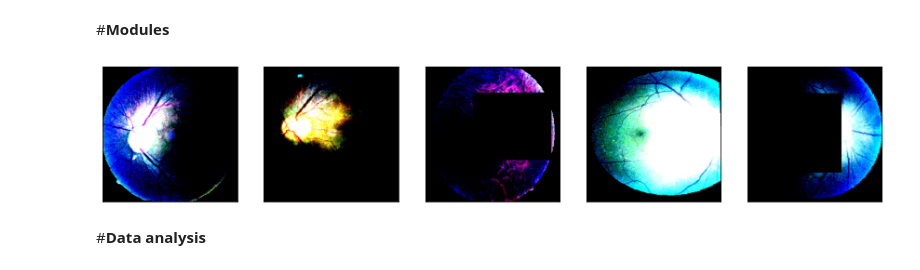
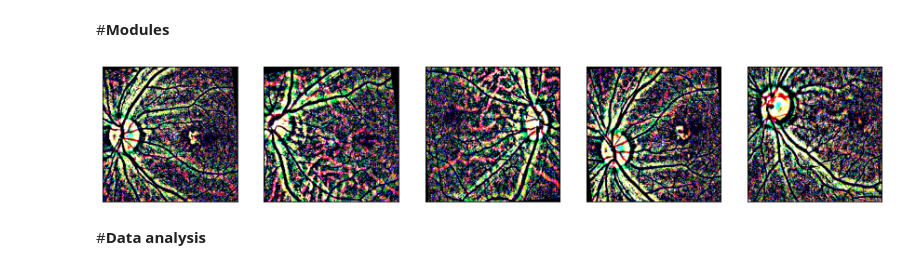
Before and after one commit to ykitaguchi77/FundusPhoto, a Jupyter notebook: FundusPhoto_crossvalidation1.3.ipynb, the cells around one changed output. Drawn from its saved outputs; the diff is of its cells as text; code cells hidden in the pictures.

```diff
--- a/FundusPhoto_crossvalidation1.3.ipynb
+++ b/FundusPhoto_crossvalidation1.3.ipynb
@@ -49,7 +53,7 @@ Drive already mounted at /content/drive; to attempt to forcibly remount, call dr
 # %%
-name = "cropped_2"
+name = "cropped_shade"
 model = "A2"
-version = "normalization"
+version = ""
 if version is not "":
     version = "_"+str(version)
 
@@ -82,8 +86,9 @@ BATCH_SIZE = 16
 # transforms param
 PX = 224 #画像のサイズ
 
-NORMALIZE_AVE = [0.495, 0.302, 0.169]
-NORMALIZE_STD = [0.138,  0.098, 0.051]
+#cropped_shade_img
+NORMALIZE_AVE = [0.538, 0.54,  0.539]
+NORMALIZE_STD = [0.294, 0.301, 0.296]
 
 TRAIN_CROP_SCALE =(0.75,1.0)
 TRAIN_BRIGHTNESS_PARAM = 0.2
@@ -635,11 +640,11 @@ class SimpleImageDataset(Dataset):
 
 
 train_data_transforms = nn.Sequential(
+                transforms.RandomRotation(degrees=10),
                 transforms.RandomResizedCrop(PX, scale=TRAIN_CROP_SCALE),
                 transforms.RandomHorizontalFlip(),
                 transforms.RandomVerticalFlip(),
-                transforms.RandomRotation(degrees=10),
-                transforms.RandomErasing(p=0.5, scale=(0.02, 0.33), ratio=(0.3, 3.3), value=0, inplace=False),
+                #transforms.RandomErasing(p=0.5, scale=(0.02, 0.33), ratio=(0.3, 3.3), value=0, inplace=False),
                 transforms.ConvertImageDtype(torch.float32),
                 transforms.Normalize(NORMALIZE_AVE, NORMALIZE_STD)
                 )
@@ -693,34 +698,34 @@ def my_round(x, d=0): #四捨五入
 def image_eval(image_tensor, model_ft):
     output = model_ft(image_tensor).item()*100
     return output
 
 #result.csvに結果を記入
 def write_result(df, image_name, pred, row):
     df.loc[df_result.iloc[:,0].str.contains(image_name), row] = pred  #df_resultよりimage_nameが含まれる行を抜き出して年齢を取得
 
 
 
 #水増し後の画像を可視化する関数
 def show_img(dataset):
     plt.figure(figsize=(15, 3))
     for i in range(5):
         image, label = dataset[i]
         #image = image.permute(1, 2, 0)
         image = image.numpy().transpose((1,2,0))
         image = np.clip(image, 0, 1)
         plt.subplot(1, 5, i+1)
         plt.tick_params(labelbottom=False, labelleft=False, labelright=False, labeltop=False)
         plt.tick_params(bottom=False, left=False, right=False, top=False)
         plt.imshow(image)
 
 
 #画像の可視化
 train_dataset = SimpleImageDataset(os.path.join(DATASET_NAME, "1", TRAIN_FOLDER_NAME), FILENAME_LABELCSV, train_data_transforms)
 show_img(train_dataset)
 
 #print(train_dataset[1])
 # %% [output]
-[figure, old version]
+[figure, new version]
 # %% [markdown]
 #**Data analysis**
 # %%
```
Also changed, not shown: parts of 1 cell of this notebook.
